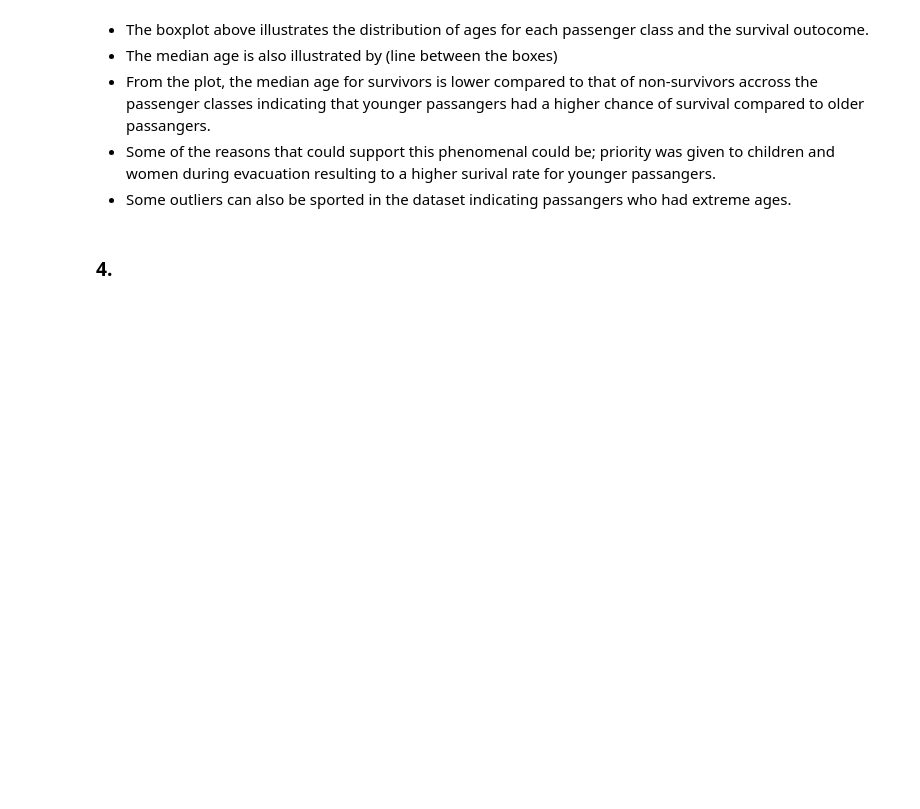
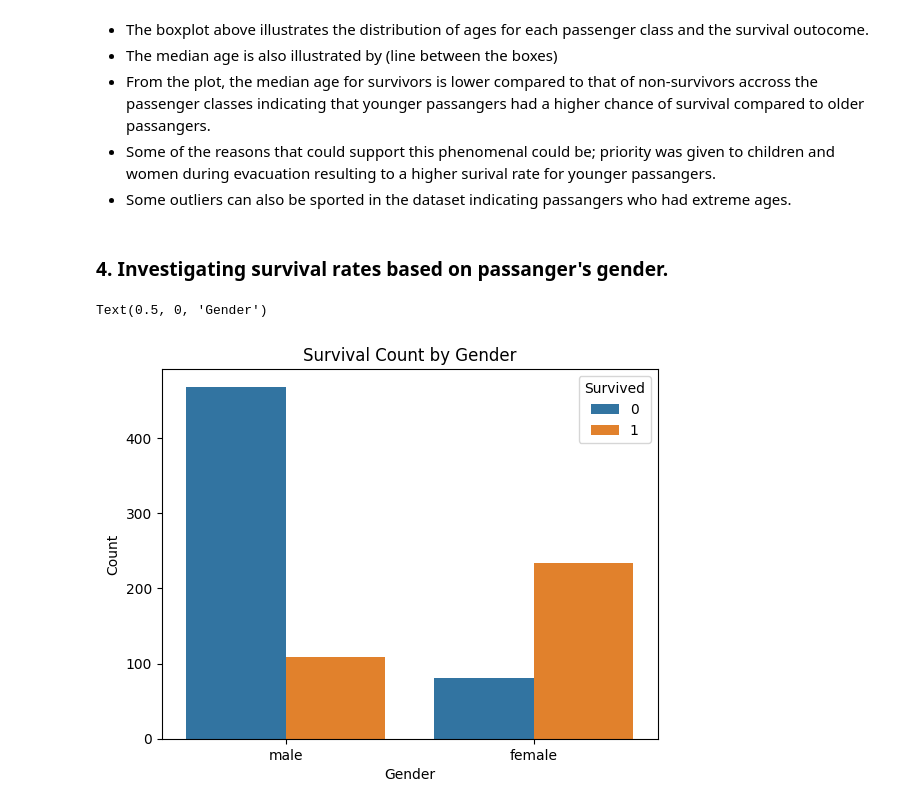
Before and after one commit to mut-rogers/titanicEDA, a Jupyter notebook: titanic.ipynb, the cells around one changed output. Saved outputs shown, nothing was run; the diff lists cells and outputs as text; code cells hidden in the pictures; blank space fills up the shorter version.

```diff
--- a/titanic.ipynb
+++ b/titanic.ipynb
@@ -93,5 +97,15 @@ Text(0, 0.5, 'Age')
 - From the plot, the median age for survivors is lower compared to that of non-survivors accross the passenger classes indicating that younger passangers had a higher chance of survival compared to older passangers.
 - Some of the reasons that could support this phenomenal could be; priority was given to children and women during evacuation resulting to a higher surival rate for younger passangers.
 - Some outliers can also be sported in the dataset indicating passangers who had extreme ages.
-# %% [markdown]
-### 4.
+# %% [markdown]
+### 4. Investigating survival rates based on passanger's gender.
+# %%
+# Visualizing this using a countplot with "Survival" as hue
+sns.countplot(data=titanic_dataset, x="Sex", hue="Survived")
+
+plt.title("Survival Count by Gender")
+plt.ylabel("Count")
+plt.xlabel("Gender")
+# %% [output]
+Text(0.5, 0, 'Gender')
+[figure, added]
```
Also changed, not shown: parts of 11 cells of this notebook.
